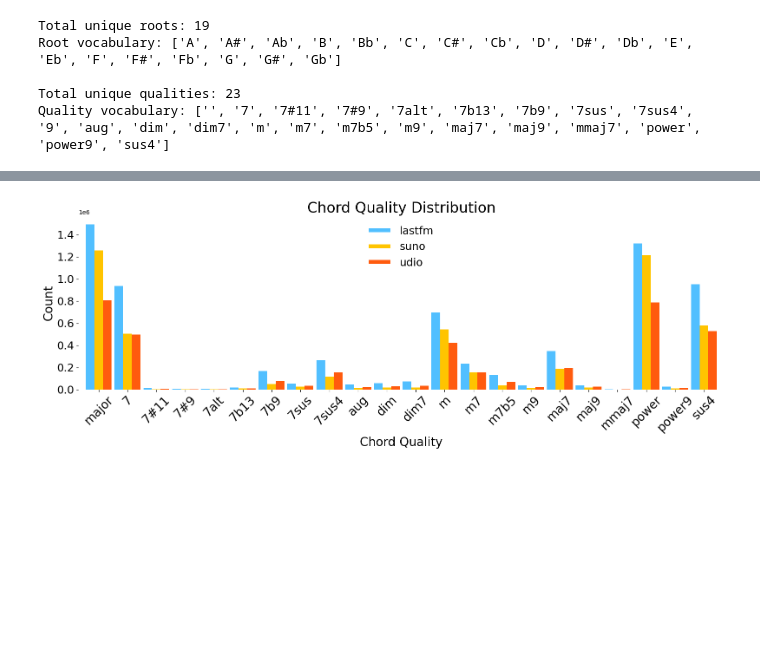
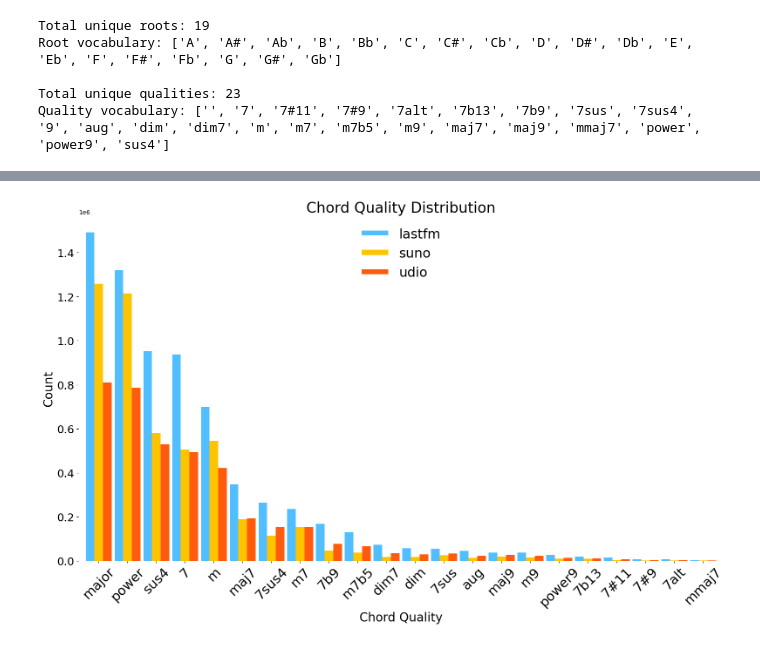
Before and after one commit to Dazzid/Aimir_Structure, a Jupyter notebook: src/check_vocabulary.ipynb, the cells around one changed output, grey strips where cells are left out. Cells and saved outputs as stored; diff of their text form; code cells hidden in the pictures; blank space fills up the shorter version.

```diff
--- a/src/check_vocabulary.ipynb
+++ b/src/check_vocabulary.ipynb
@@ -165,6 +165,9 @@ print(df_quality)
 # ---- 4. Unique chord types per collection ----
 unique_counts = {col: (df_quality[col] > 0).sum() for col in collections}
 print("\nUnique chord qualities per collection:", unique_counts)
+
+#Sort from highest to lowest
+df_quality = df_quality.sort_values(by=collections, ascending=False)
 # %% [output]
          lastfm     suno    udio
 major   1491512  1257337  808020
@@ -186,35 +189,35 @@ Unique chord qualities per collection: {'lastfm': 22, 'suno': 22, 'udio': 22}
 # %%
 import matplotlib.pyplot as plt
 
 bar_colors = [colors[collections.index(col)] for col in df_quality.columns]
 
 ax = df_quality.plot.bar(
-    figsize=(16, 6),
+    figsize=(16, 9),
     color=bar_colors,
     width=0.9
 )
 
 plt.title("Chord Quality Distribution", fontsize=24, fontweight='normal')
 plt.xlabel("Chord Quality", fontsize=20, fontweight='normal')
 plt.ylabel("Count", fontsize=20, fontweight='normal')
-plt.xticks(rotation=45, fontsize=20, fontweight='normal')
+plt.xticks(rotation=45, fontsize=22, fontweight='normal')
 plt.yticks(fontsize=18, fontweight='normal')
 
 plt.legend(
     title='',
-    fontsize=18,
-    title_fontsize=18,
+    fontsize=22,
+    title_fontsize=20,
     frameon=False,
     loc='upper center',
     handleheight=0.2,   # Default is 2, try 1 or 0.8
     handlelength=2.  # Default is 2, can also adjust
 )
 
 # Remove all plot borders/frames
 for spine in ax.spines.values():
     spine.set_visible(False)
 
 plt.tight_layout()
 plt.show()
 # %% [output]
-[figure, old version]
+[figure, new version]
```
Also changed, not shown: 2 other files.
